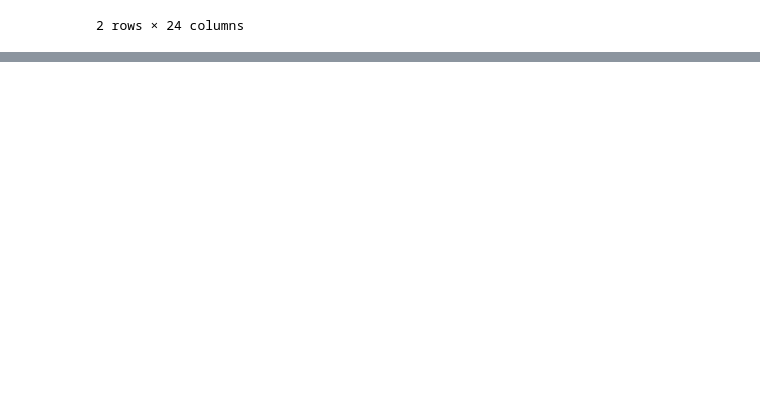
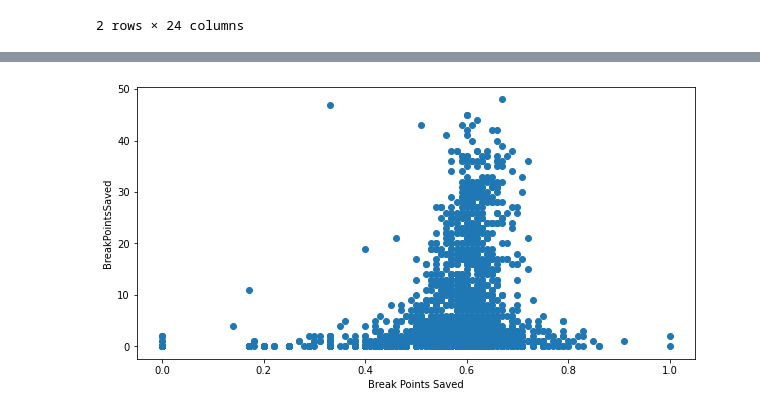
Before and after one commit to joeelorm/Projects, a Jupyter notebook: Machine Learning/Tennis Ace.ipynb, the cells around one changed output, grey strips where cells are left out. Saved outputs shown, nothing was run; the diff lists cells and outputs as text; code cells hidden in the pictures; blank space fills up the shorter version.

```diff
--- a/Machine Learning/Tennis Ace.ipynb
+++ b/Machine Learning/Tennis Ace.ipynb
@@ -81,0 +83,8 @@ plt.show()
+# %%
+plt.figure(figsize = (10, 5))
+plt.scatter(tennis['BreakPointsSaved'], tennis['Wins'])
+plt.xlabel('Break Points Saved')
+plt.ylabel('BreakPointsSaved')
+plt.show()
+# %% [output]
+[figure, added]
```
Also changed, not shown: parts of 9 cells of this notebook.
